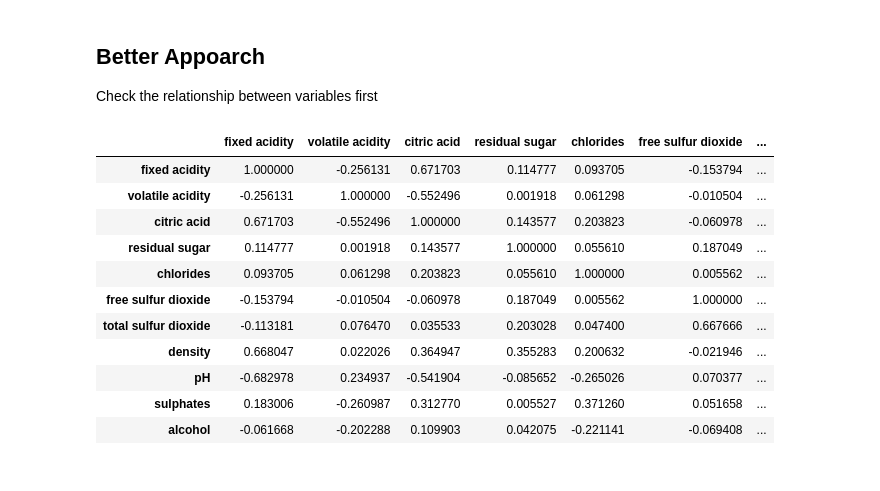
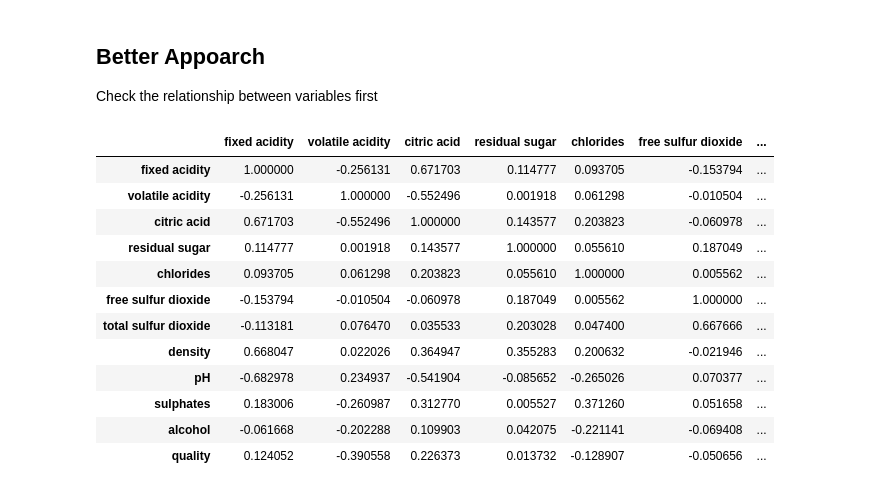
Before and after one commit to ntuananh/Machine-Learning-Journey, a Jupyter notebook: Regression.ipynb, the cells around one changed output. Cells and saved outputs as stored; diff of their text form; code cells hidden in the pictures.

```diff
--- a/Regression.ipynb
+++ b/Regression.ipynb
@@ -119,17 +119,19 @@ It seems like there is a relationship. It means that the model is not good.
 <p>Check the relationship between variables first</p>
 # %%
 # Calculate correlation between variables
-X.corr()
+df['quality'] = y
+df.corr()
 # %% [output]
 |  | fixed acidity | volatile acidity | citric acid | residual sugar | chlorides | free sulfur dioxide | ... |
 | fixed acidity | 1.000000 | -0.256131 | 0.671703 | 0.114777 | 0.093705 | -0.153794 | ... |
 | volatile acidity | -0.256131 | 1.000000 | -0.552496 | 0.001918 | 0.061298 | -0.010504 | ... |
 | citric acid | 0.671703 | -0.552496 | 1.000000 | 0.143577 | 0.203823 | -0.060978 | ... |
 | residual sugar | 0.114777 | 0.001918 | 0.143577 | 1.000000 | 0.055610 | 0.187049 | ... |
 | chlorides | 0.093705 | 0.061298 | 0.203823 | 0.055610 | 1.000000 | 0.005562 | ... |
 | free sulfur dioxide | -0.153794 | -0.010504 | -0.060978 | 0.187049 | 0.005562 | 1.000000 | ... |
 | total sulfur dioxide | -0.113181 | 0.076470 | 0.035533 | 0.203028 | 0.047400 | 0.667666 | ... |
 | density | 0.668047 | 0.022026 | 0.364947 | 0.355283 | 0.200632 | -0.021946 | ... |
 | pH | -0.682978 | 0.234937 | -0.541904 | -0.085652 | -0.265026 | 0.070377 | ... |
 | sulphates | 0.183006 | -0.260987 | 0.312770 | 0.005527 | 0.371260 | 0.051658 | ... |
 | alcohol | -0.061668 | -0.202288 | 0.109903 | 0.042075 | -0.221141 | -0.069408 | ... |
+| quality | 0.124052 | -0.390558 | 0.226373 | 0.013732 | -0.128907 | -0.050656 | ... |
```
Also changed, not shown: parts of 8 cells of this notebook.
